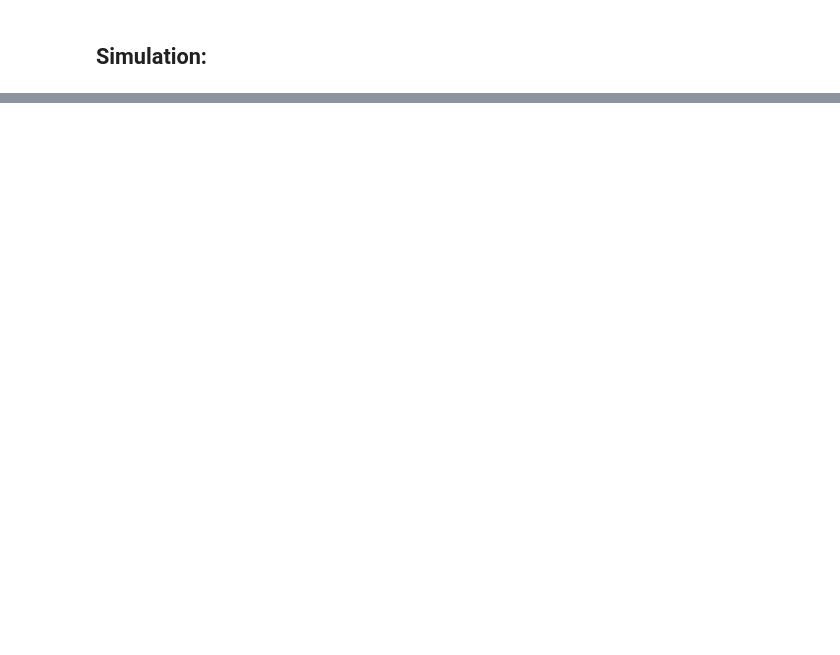
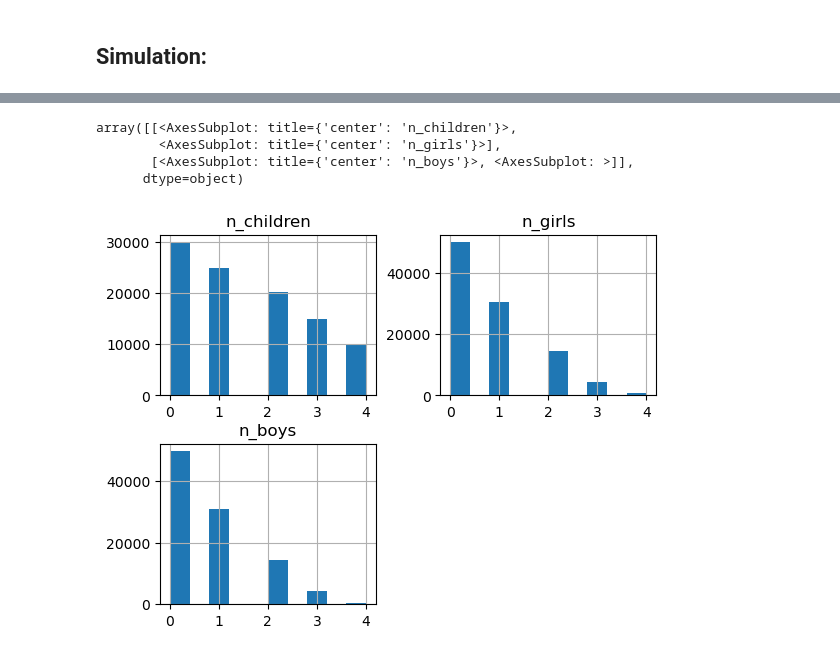
Before and after one commit to alessandro-rubin/data-science-questions, a Jupyter notebook: prob_sister.ipynb, the cells around one changed output, grey strips where cells are left out. Saved outputs shown, nothing was run; the diff lists cells and outputs as text; code cells hidden in the pictures; blank space fills up the shorter version.

```diff
--- a/prob_sister.ipynb
+++ b/prob_sister.ipynb
@@ -94,4 +101,12 @@ df.fillna(0)
 100000 rows × 3 columns
+# %%
+df.hist()
+# %% [output]
+array([[<AxesSubplot: title={'center': 'n_children'}>,
+        <AxesSubplot: title={'center': 'n_girls'}>],
+       [<AxesSubplot: title={'center': 'n_boys'}>, <AxesSubplot: >]],
+      dtype=object)
+[figure, added]
 # %%
 df[df['n_children']==4].hist()
 # %% [output]
```
Also changed, not shown: parts of 9 cells of this notebook, 3 other files.
